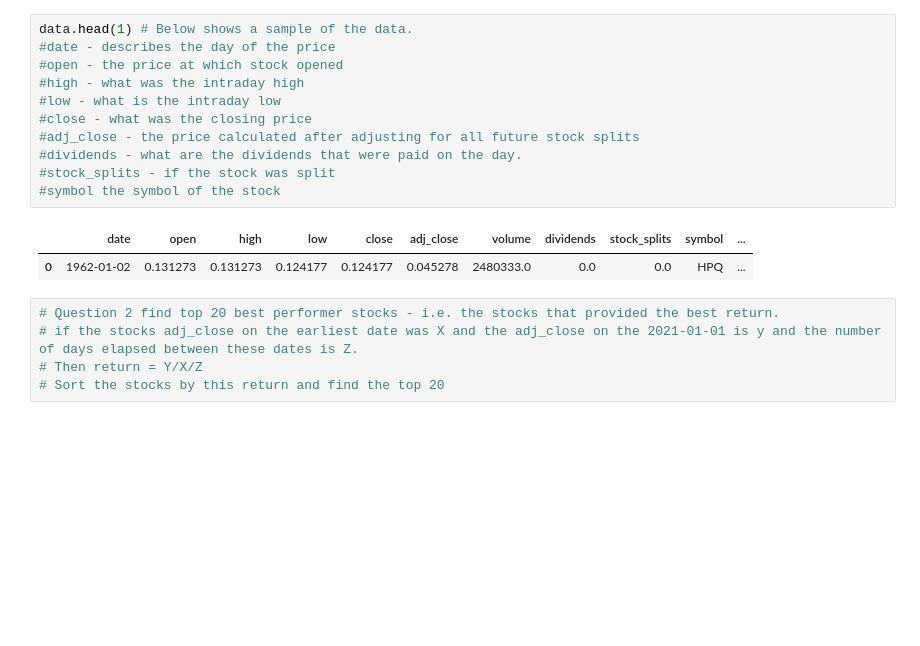
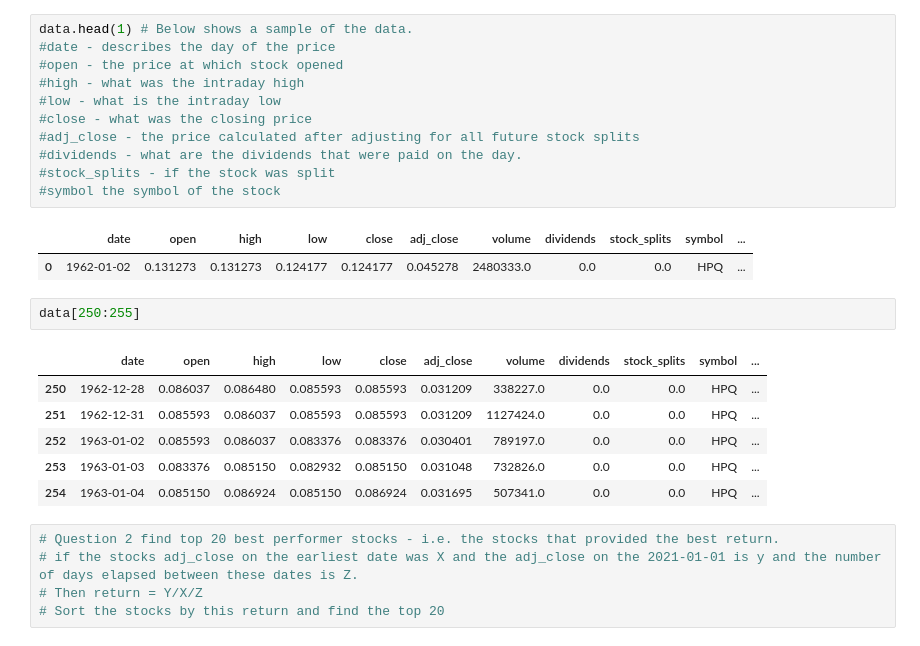
Before and after one commit to azzou02/EUblog, a Jupyter notebook: Assignment_0.ipynb, the cells around one changed output. Cells and saved outputs as stored; diff of their text form; blank space fills up the shorter version.

```diff
--- a/Assignment_0.ipynb
+++ b/Assignment_0.ipynb
@@ -86,6 +108,15 @@ data.head(1) # Below shows a sample of the data.
 # %% [output]
 |  | date | open | high | low | close | adj_close | volume | dividends | stock_splits | symbol | ... |
 | 0 | 1962-01-02 | 0.131273 | 0.131273 | 0.124177 | 0.124177 | 0.045278 | 2480333.0 | 0.0 | 0.0 | HPQ | ... |
+# %%
+data[250:255]
+# %% [output]
+|  | date | open | high | low | close | adj_close | volume | dividends | stock_splits | symbol | ... |
+| 250 | 1962-12-28 | 0.086037 | 0.086480 | 0.085593 | 0.085593 | 0.031209 | 338227.0 | 0.0 | 0.0 | HPQ | ... |
+| 251 | 1962-12-31 | 0.085593 | 0.086037 | 0.085593 | 0.085593 | 0.031209 | 1127424.0 | 0.0 | 0.0 | HPQ | ... |
+| 252 | 1963-01-02 | 0.085593 | 0.086037 | 0.083376 | 0.083376 | 0.030401 | 789197.0 | 0.0 | 0.0 | HPQ | ... |
+| 253 | 1963-01-03 | 0.083376 | 0.085150 | 0.082932 | 0.085150 | 0.031048 | 732826.0 | 0.0 | 0.0 | HPQ | ... |
+| 254 | 1963-01-04 | 0.085150 | 0.086924 | 0.085150 | 0.086924 | 0.031695 | 507341.0 | 0.0 | 0.0 | HPQ | ... |
 # %%
 # Question 2 find top 20 best performer stocks - i.e. the stocks that provided the best return.
 # if the stocks adj_close on the earliest date was X and the adj_close on the 2021-01-01 is y and the number of days elapsed between these dates is Z.
```
Also changed, not shown: parts of 6 cells of this notebook.
